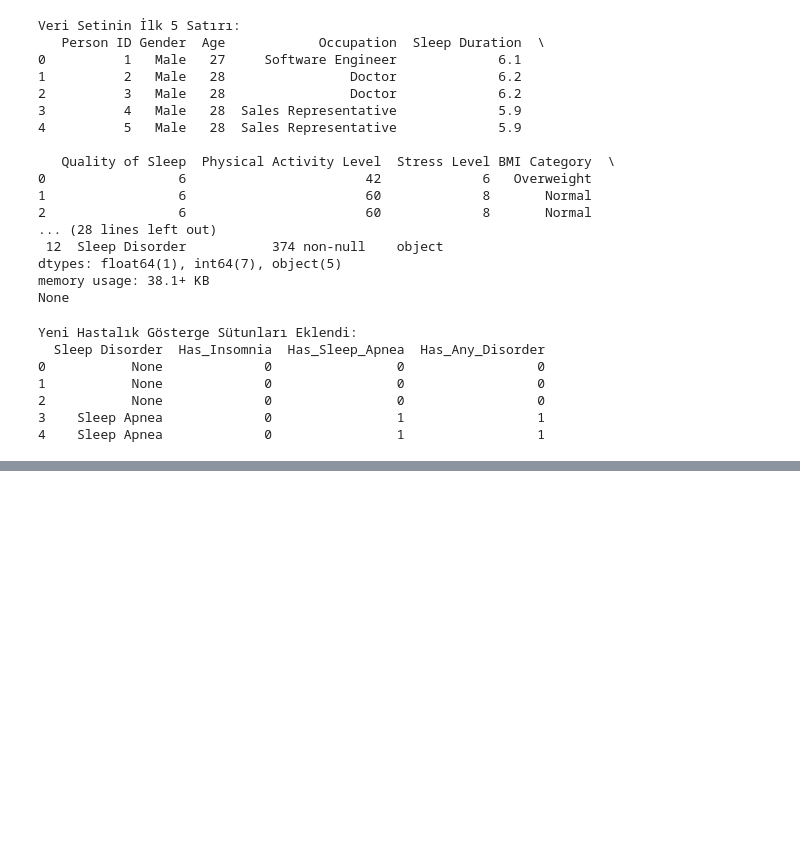
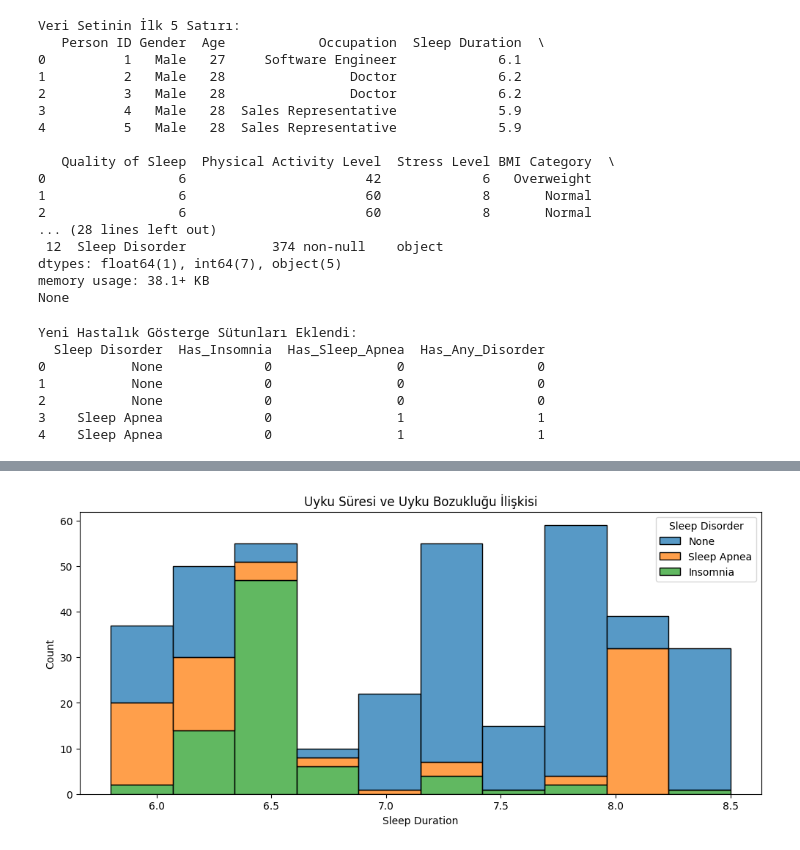
Before and after one commit to meminglr/bioinformatics_project, a Jupyter notebook: main.ipynb, the cells around one changed output, grey strips where cells are left out. Drawn from its saved outputs; the diff is of its cells as text; code cells hidden in the pictures; blank space fills up the shorter version.

```diff
--- a/main.ipynb
+++ b/main.ipynb
@@ -79,3 +109,11 @@ Kategorik Veriler Sayısallaştırıldı.
+# %%
+# Görselleştirme: Uyku Süresi ve Kalite Dağılımı
+plt.figure(figsize=(12, 5))
+sns.histplot(df, x="Sleep Duration", hue="Sleep Disorder", multiple="stack")
+plt.title("Uyku Süresi ve Uyku Bozukluğu İlişkisi")
+plt.show()
+# %% [output]
+[figure, added]
 # %%
 # Gelişmiş Korelasyon Analizi
 
```
Also changed, not shown: parts of 9 cells of this notebook.
